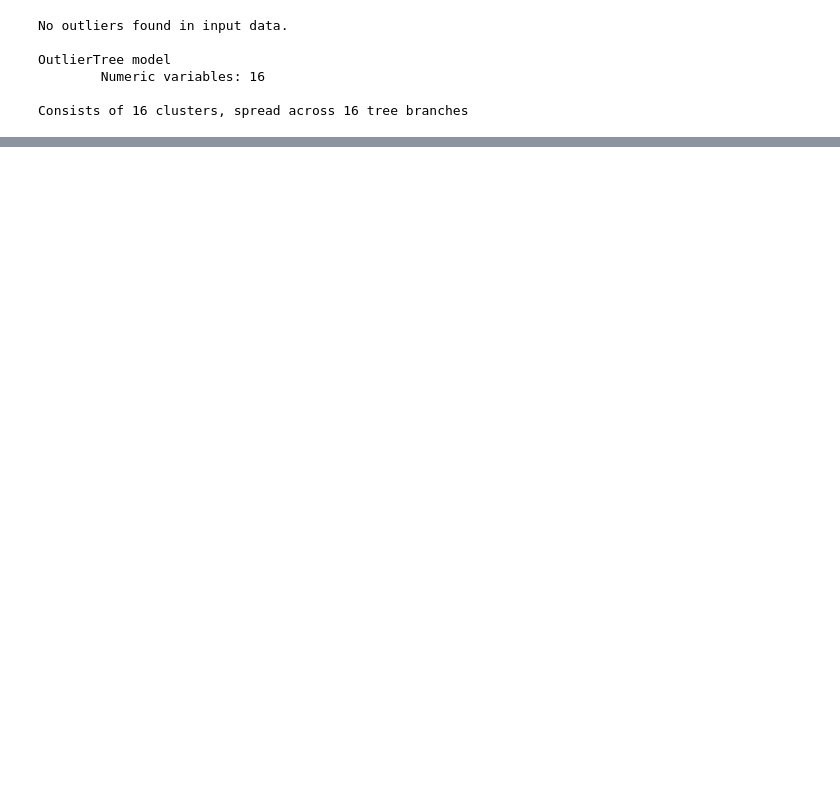
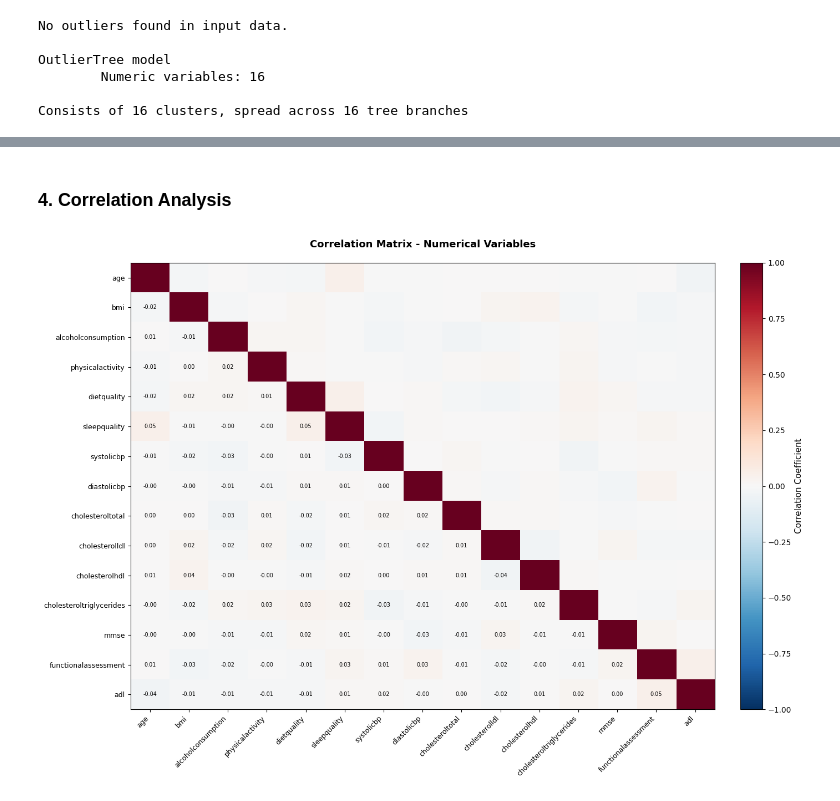
Before and after one commit to Jelles/AML-Assignment-2, a Jupyter notebook: main.ipynb, the cells around one changed output, grey strips where cells are left out. Drawn from its saved outputs; the diff is of its cells as text; code cells hidden in the pictures; blank space fills up the shorter version.

```diff
--- a/main.ipynb
+++ b/main.ipynb
@@ -87,0 +183,26 @@ print(missing_values[missing_values > 0])
+# %% [markdown]
+### 4. Correlation Analysis
+# %%
+correlation_matrix = data[numerical_cols].corr()
+
+plt.figure(figsize=(14, 10))
+mask = np.triu(np.ones_like(correlation_matrix, dtype=bool))
+im = plt.imshow(correlation_matrix, cmap='RdBu_r', aspect='auto', vmin=-1, vmax=1)
+
+cbar = plt.colorbar(im, fraction=0.046, pad=0.04)
+cbar.set_label('Correlation Coefficient', fontsize=11)
+
+plt.xticks(range(len(correlation_matrix.columns)), correlation_matrix.columns, rotation=45, ha='right', fontsize=9)
+plt.yticks(range(len(correlation_matrix.columns)), correlation_matrix.columns, fontsize=9)
+
+for i in range(len(correlation_matrix)):
+    for j in range(len(correlation_matrix)):
+        if not mask[i, j]:
+            text = plt.text(j, i, f'{correlation_matrix.iloc[i, j]:.2f}',
+                          ha="center", va="center", color="black", fontsize=7)
+
+plt.title('Correlation Matrix - Numerical Variables', fontsize=13, fontweight='bold', pad=20)
+plt.tight_layout()
+plt.show()
+# %% [output]
+[figure, added]
```
Also changed, not shown: parts of 14 cells of this notebook.
